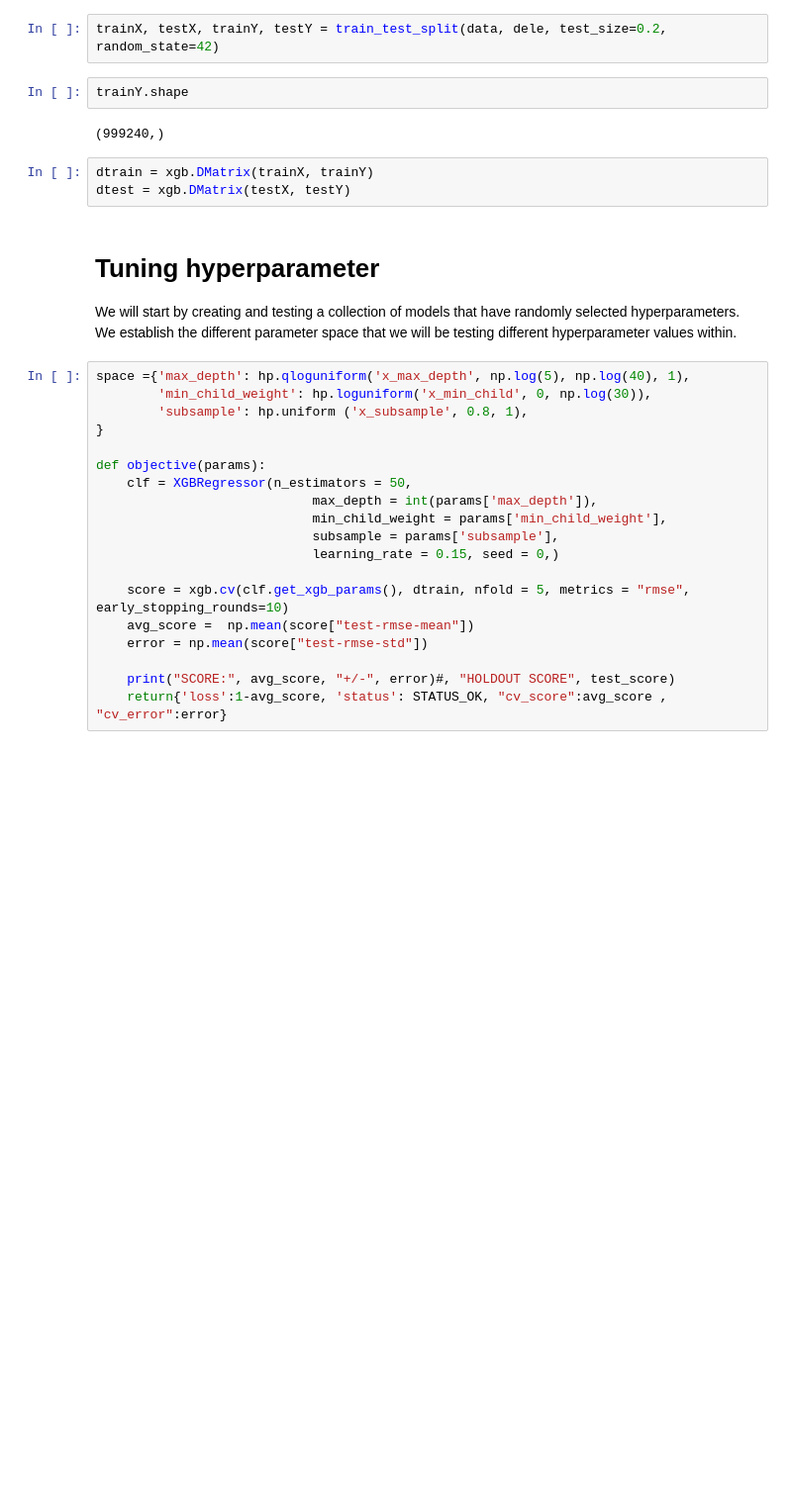
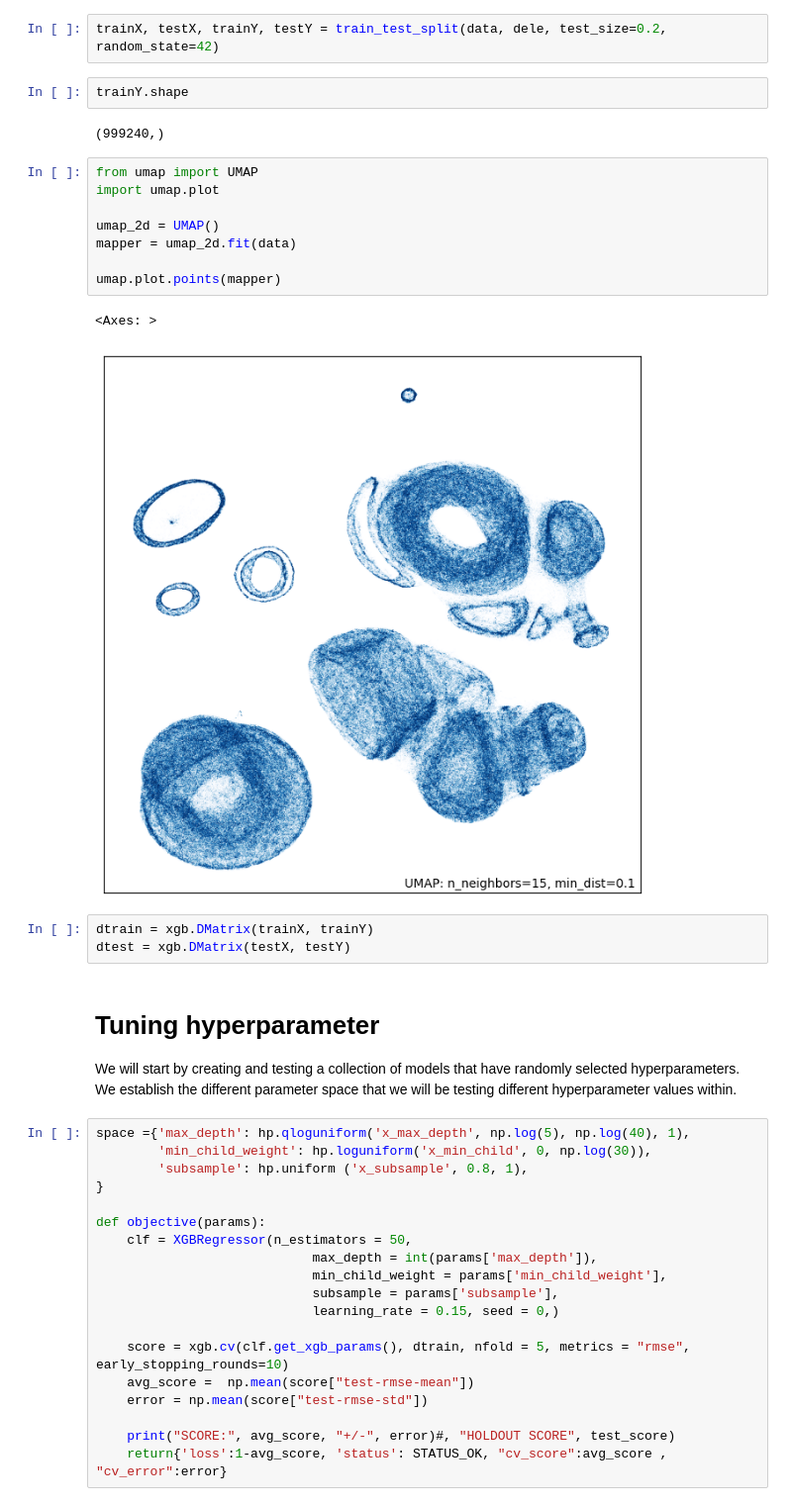
Before and after one commit to kavidey/action-angle-discovery, a Jupyter notebook: properelements.ipynb, the cells around one changed output. Shown at 99% size. Drawn from its saved outputs; the diff is of its cells as text; blank space fills up the shorter version.

Commit message:
Add umap

```diff
--- a/properelements.ipynb
+++ b/properelements.ipynb
@@ -83,6 +83,17 @@ trainX, testX, trainY, testY = train_test_split(data, dele, test_size=0.2, rando
 trainY.shape
 # %% [output]
 (999240,)
+# %%
+from umap import UMAP
+import umap.plot
+
+umap_2d = UMAP()
+mapper = umap_2d.fit(data)
+
+umap.plot.points(mapper)
+# %% [output]
+<Axes: >
+[figure, added]
 # %%
 dtrain = xgb.DMatrix(trainX, trainY)
 dtest = xgb.DMatrix(testX, testY)
```
